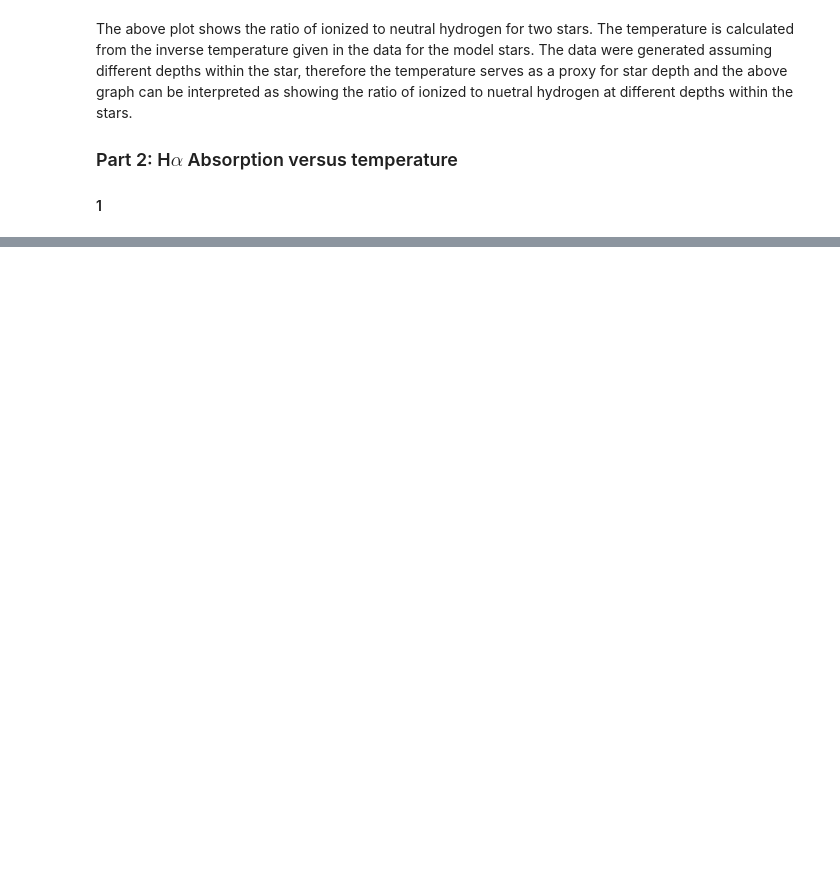
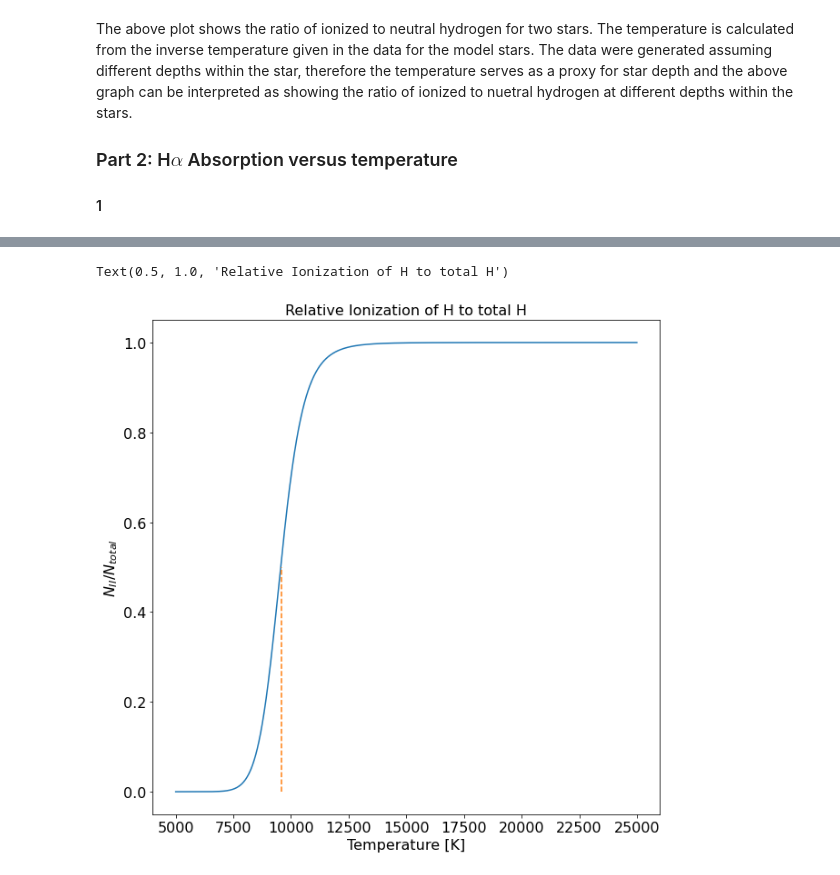
Before and after one commit to cmerrill11/astr-421, a Jupyter notebook: HW 2.ipynb, the cells around one changed output, grey strips where cells are left out. Saved outputs shown, nothing was run; the diff lists cells and outputs as text; code cells hidden in the pictures; blank space fills up the shorter version.

```diff
--- a/HW 2.ipynb
+++ b/HW 2.ipynb
@@ -92,0 +116,23 @@ plt.plot(t, ratio)
+# %%
+# Define Pe (constant) and Inverse Temperature
+inverse_t = 5040/t
+log10_pe = np.log10(200)
+
+t2 , log10_NII_NI= saha(inverse_t, log10_pe)
+NII_NI = 10**log10_NII_NI
+
+NII_Ntotal = NII_NI / (1 + NII_NI)
+
+fig, ax = plt.subplots(1, 1, figsize = (10,10))
+plt.tick_params(labelsize = 16)
+ax.plot(t2, NII_Ntotal)
+ax.plot(np.repeat(9600, 100),
+        np.linspace(0, 0.5, 100),
+        linestyle = 'dashed')
+
+ax.set_xlabel("Temperature [K]", fontsize = 16)
+ax.set_ylabel("$N_{II}/N_{total}$", fontsize = 16)
+The ax.set_title("Relative Ionization of H to total H", fontsize = 16)
+# %% [output]
+Text(0.5, 1.0, 'Relative Ionization of H to total H')
+[figure, added]
```
Also changed, not shown: parts of 6 cells of this notebook.
